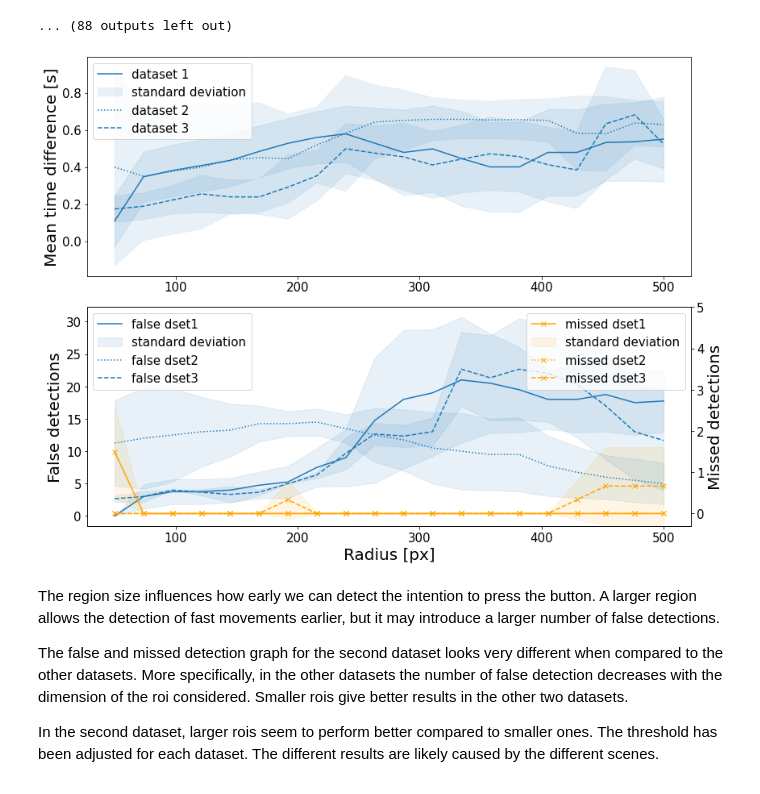
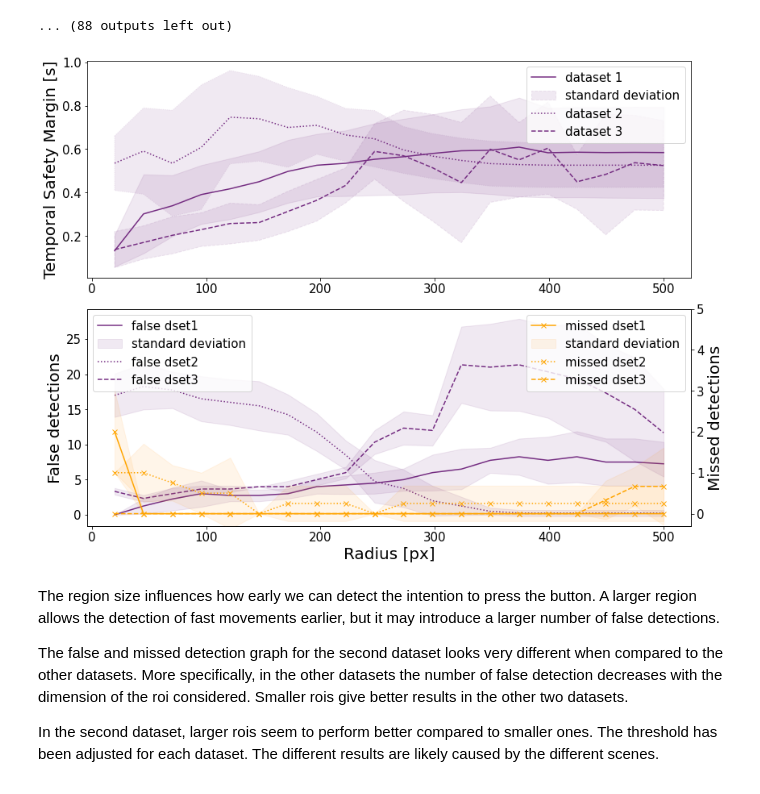
Before and after one commit to event-driven-robotics/EDPR-APRIL, a Jupyter notebook: fault_button/eventrate_test/combined_plots.ipynb, the cells around one changed output. Saved outputs shown, nothing was run; the diff lists cells and outputs as text; code cells hidden in the pictures.

```diff
--- a/fault_button/eventrate_test/combined_plots.ipynb
+++ b/fault_button/eventrate_test/combined_plots.ipynb
@@ -37,7 +37,8 @@ scale = 1.0
 dataset_tres = 0.01
 n = 20
 tmpPlotter = utils.Plotter(data_list1[0])
-base_thresh = tmpPlotter.find_threshold(scale)
+base_thresh = tmpPlotter.find_threshold(scale, p=1.0)
+print(base_thresh)
 base_thresh_ls = base_thresh * thresh_multipliers
 
 total_diff = np.empty((n, ), dtype='object')
@@ -169,9 +171,9 @@ Radius in px: 280
 # %%
-scale = 1.0
+scale = 0.5
 dataset_tres = 0.01
 n = 20
 tmpPlotter = utils.Plotter(data_list3[-1])
-base_thresh = tmpPlotter.find_threshold(scale)
+base_thresh = tmpPlotter.find_threshold(scale, p=1.0)
 base_thresh_ls = base_thresh * thresh_multipliers
 
 total_diff = np.empty((n, ), dtype='object')
@@ -250,23 +252,23 @@ for i in range(3):
     u_missed = u_misseds[i]
     std_missed = std_misseds[i]
 
-    axs[0].plot(thresh_multipliers, u_diff, color='#1f77b4', linestyle=style[i], label=f"dataset {i+1}")
-    axs[0].fill_between(thresh_multipliers, u_diff-std_diff, u_diff+std_diff, alpha=0.1, color='#1f77b4', label="standard deviation")
+    axs[0].plot(thresh_multipliers, u_diff, color='C0', linestyle=style[i], label=f"dataset {i+1}")
+    axs[0].fill_between(thresh_multipliers, u_diff-std_diff, u_diff+std_diff, alpha=0.1, color='C0', label="standard deviation")
     handles, labels = axs[0].get_legend_handles_labels()
     by_label = dict(zip(labels, handles))
     axs[0].legend(by_label.values(), by_label.keys(), fontsize=15, loc="upper left")
     # axs[0].set_xticks(thresh_multipliers)
 
     axs[1].set_xlabel("Threshold Scale", fontsize=20)
-    axs[0].set_ylabel("Mean time difference [s]", fontsize=20)
+    axs[0].set_ylabel("Temporal Safety Margin [s]", fontsize=20)
 
-    axs[1].plot(thresh_multipliers, u_false, label=f"false dset{i+1}", linestyle=style[i], color="#1f77b4")
-    axs[1].fill_between(thresh_multipliers, u_false-std_false, u_false+std_false, alpha=0.1, label=f"standard deviation", color='#1f77b4')
+    axs[1].plot(thresh_multipliers, u_false, label=f"false dset{i+1}", linestyle=style[i], color="C0")
+    axs[1].fill_between(thresh_multipliers, u_false-std_false, u_false+std_false, alpha=0.1, label=f"standard deviation", color='C0')
     axs[1].set_ylabel("False detections", fontsize=20)
 
 
-    axs2.plot(thresh_multipliers, u_missed,marker="x", label=f"missed dset{i+1}", linestyle=style[i], color="orange")
-    axs2.fill_between(thresh_multipliers, u_missed-std_missed, u_missed+std_missed, alpha=0.1, label=f"standard deviation", color="orange")
+    axs2.plot(thresh_multipliers, u_missed,marker="x", label=f"missed dset{i+1}", linestyle=style[i], color="C1")
+    axs2.fill_between(thresh_multipliers, u_missed-std_missed, u_missed+std_missed, alpha=0.1, label=f"standard deviation", color="C1")
     axs2.set_ylabel("Missed detections", fontsize=20)
     axs2.set_ylim([-0.1*(3), 5])
     # ax.set_xticks(thresh_multipliers)
@@ -286,5 +288,5 @@ for i in range(3):
     axs2.legend(by_label.values(), by_label.keys(), fontsize=15, loc="upper right")
 
 plt.tight_layout()
-plt.savefig("/home/schiavazza/Pictures/fault_button/stats_thresh.png")
+plt.savefig("/home/schiavazza/Pictures/fault_button/svg_final/pngs/stats_thresh.png", dpi=300)
 # %% [output]
@@ -298,7 +306,7 @@ There isn't a single value that can be used for every scenario, but if there is
 # %%
 scales = np.linspace(50.0, 500, 20)
 dataset_tres = 0.01
-base_thresh = 9
+base_thresh = 12
 
 total_diff = np.empty((n, ), dtype='object')
 total_missed = np.empty((n, ), dtype='object')
@@ -341,7 +349,7 @@ for i, _ in enumerate(total_diff):
 
 scales = np.linspace(50.0, 500, 20)
 dataset_tres = 0.01
-base_thresh = 7
+base_thresh = 9
 
 total_diff = np.empty((n, ), dtype='object')
 total_missed = np.empty((n, ), dtype='object')
@@ -382,9 +390,9 @@ for i, _ in enumerate(total_diff):
     std_missed2[i] = np.nanstd(tmp)
 
 
-scales = np.linspace(50.0, 500, 20)
+scales = np.linspace(20.0, 500, 20)
 dataset_tres = 0.01
-base_thresh = 1.5
+base_thresh = 1.4
 
 total_diff = np.empty((n, ), dtype='object')
 total_missed = np.empty((n, ), dtype='object')
@@ -461,46 +469,46 @@ for i in range(3):
     u_missed = u_misseds[i]
     std_missed = std_misseds[i]
 
-    axs[0].plot(scales, u_diff, label=f"dataset {i+1}", color="#1f77b4", linestyle=style[i])
-    axs[0].fill_between(scales, u_diff-std_diff, u_diff+std_diff, alpha=0.1, color='#1f77b4', linestyle=style[i], label="standard deviation")
+    axs[0].plot(scales, u_diff, label=f"dataset {i+1}", color="C0", linestyle=style[i])
+    axs[0].fill_between(scales, u_diff-std_diff, u_diff+std_diff, alpha=0.1, color='C0', linestyle=style[i], label="standard deviation")
     # axs[0].set_xticks(scales)
 
     axs[1].set_xlabel("Radius [px]", fontsize=20)
-    axs[0].set_ylabel("Mean time difference [s]", fontsize=20)
+    axs[0].set_ylabel("Temporal Safety Margin [s]", fontsize=20)
 
     handles, labels = axs[0].get_legend_handles_labels()
     by_label = dict(zip(labels, handles))
     axs[0].legend(by_label.values(), by_label.keys(), fontsize=15)
 
-    axs[1].plot(scales, u_false, label=f"false dset{i+1}", color="#1f77b4", linestyle=style[i])
-    axs[1].fill_between(scales, u_false-std_false, u_false+std_false, alpha=0.1, label=f"standard deviation", color="#1f77b4")
+    axs[1].plot(scales, u_false, label=f"false dset{i+1}", color="C0", linestyle=style[i])
+    axs[1].fill_between(scales, u_false-std_false, u_false+std_false, alpha=0.1, label=f"standard deviation", color="C0")
     axs[1].set_ylabel("False detections", fontsize=20)
 
 
     axs2.plot(scales, u_missed, marker='x', label=f"missed dset{i+1}", linestyle=style[i], color="orange")
-    axs2.fill_between(scales, u_missed-std_missed, u_missed+std_missed, alpha=0.1, label=f"standard deviation", color="orange")
+    axs2.fill_between(scales, u_missed-std_missed, u_missed+std_missed, alpha=0.1, label=f"standard deviation", color="C1")
     axs2.set_ylabel("Missed detections", fontsize=20)
     axs2.set_ylim([-0.1*(3), 5])
     # ax.set_xticks(scales)
     # ax.set_yticks(n_detections)
     # ymax = max(max(u_false + std_false), max(u_missed + std_missed))
     # ax.set_ylim([-0.5, ymax + 0.5])
     # ax.set_xscale('log')
     # ax.set_xlabel("Base Threshold [ev/s]", fontsize=20)
     # # ax.set_ylabel("number of detections", fontsize=20)
     # ax.set_title("Detections", fontsize=22);
     handles, labels = axs[1].get_legend_handles_labels()
     by_label = dict(zip(labels, handles))
     axs[1].legend(by_label.values(), by_label.keys(), fontsize=15, loc="upper left")
     # axs[1].legend(loc="upper left", fontsize=15)
     handles, labels = axs2.get_legend_handles_labels()
     by_label = dict(zip(labels, handles))
     axs2.legend(by_label.values(), by_label.keys(), fontsize=15, loc="upper right")
     # axs2.legend(loc="upper right", fontsize=15)
 plt.tight_layout()
-plt.savefig("/home/schiavazza/Pictures/fault_button/stats_scale.png")
+plt.savefig("/home/schiavazza/Pictures/fault_button/svg_final/pngs/stats_scale.png")
 # %% [output]
-[figure, old version]
+[figure, new version]
 # %% [markdown]
 The region size influences how early we can detect the intention to press the button. A larger region allows the detection of fast movements earlier, but it may introduce a larger number of false detections.
 
```
Also changed, not shown: parts of 16 cells of this notebook.
